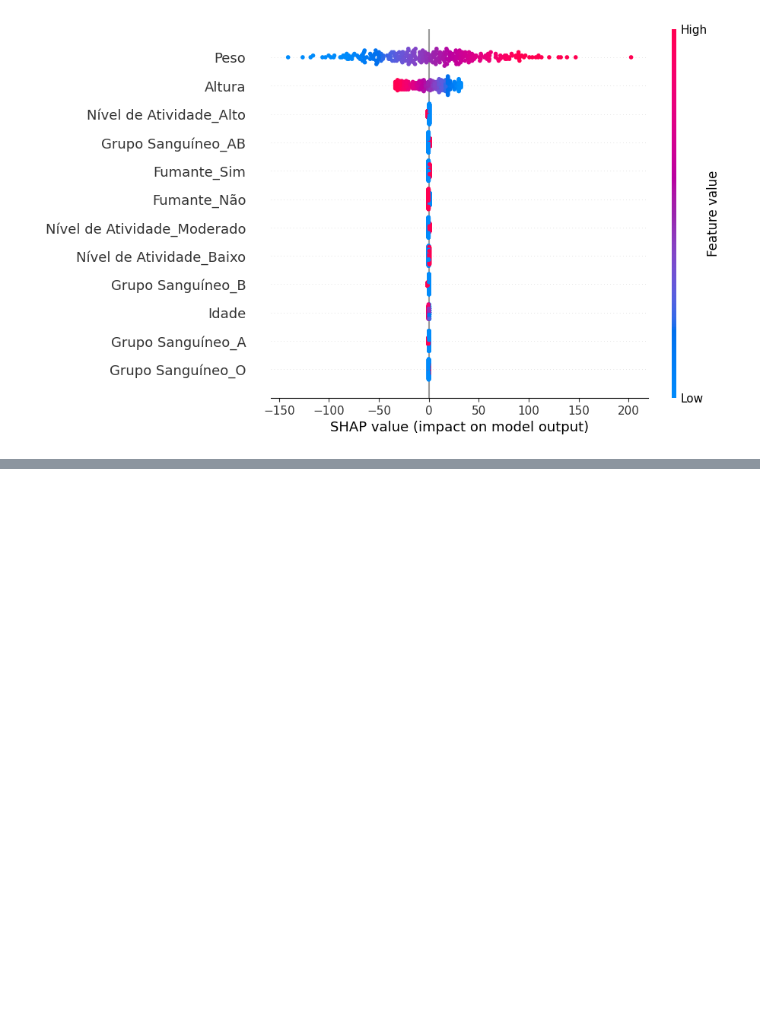
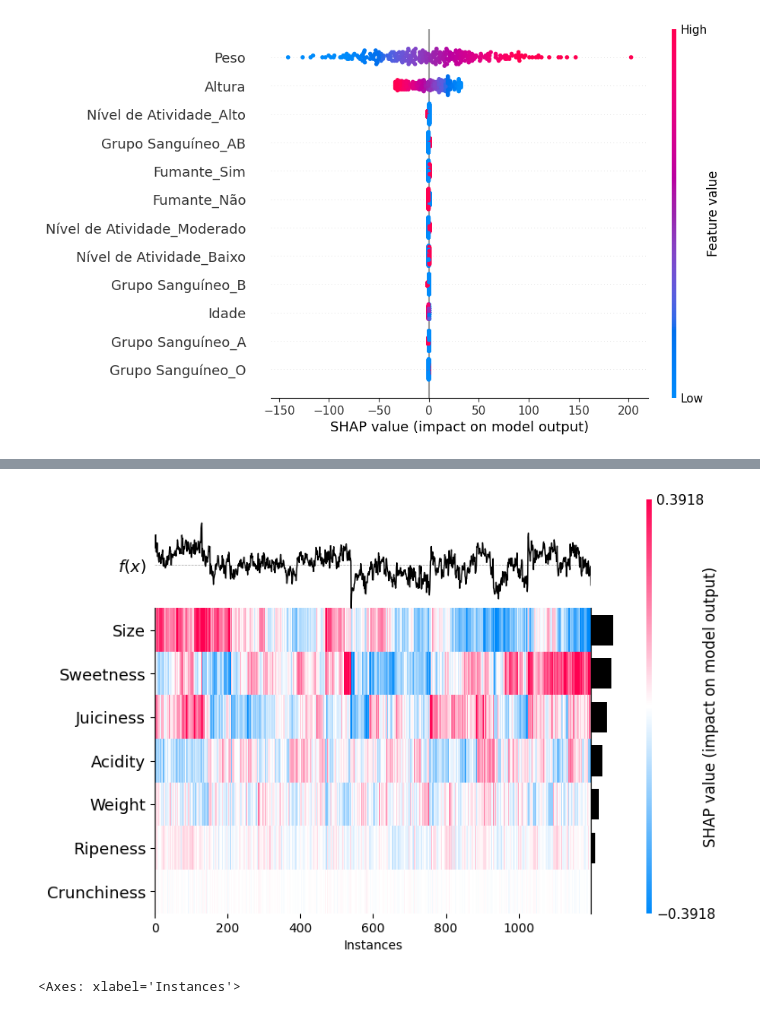
Before and after one commit to angelomedeiros/formacao-ia-supervisionado-complemento, a Jupyter notebook: shapley.ipynb, the cells around one changed output, grey strips where cells are left out. Saved outputs shown, nothing was run; the diff lists cells and outputs as text; code cells hidden in the pictures; blank space fills up the shorter version.

```diff
--- a/shapley.ipynb
+++ b/shapley.ipynb
@@ -141,0 +227,6 @@ shap.plots.beeswarm(shap_values_reg, max_display=13)
+# %%
+# Plotar Heatmap de contribuição
+shap.plots.heatmap(shap_values_cls, max_display=13)
+# %% [output]
+[figure, added]
+<Axes: xlabel='Instances'>
```
Also changed, not shown: parts of 16 cells of this notebook.
